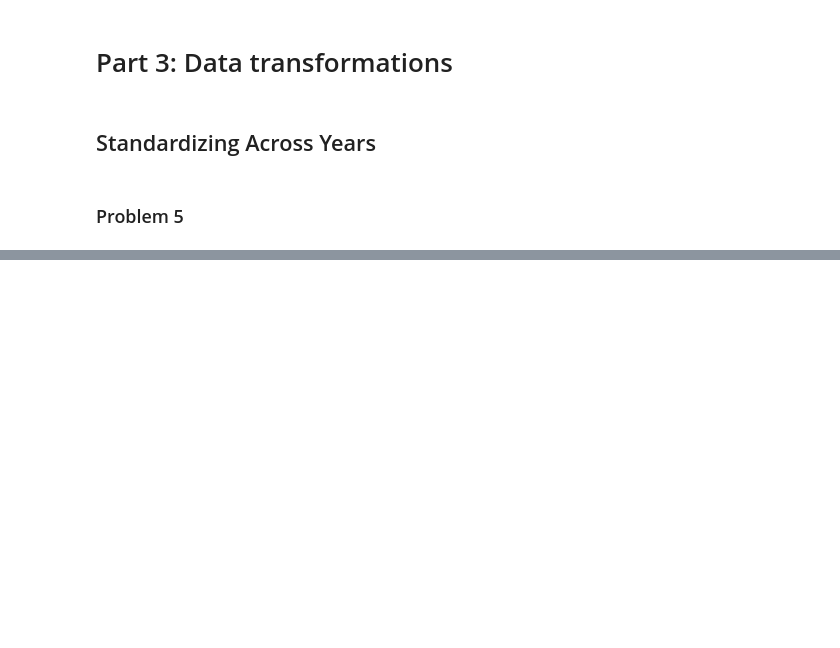
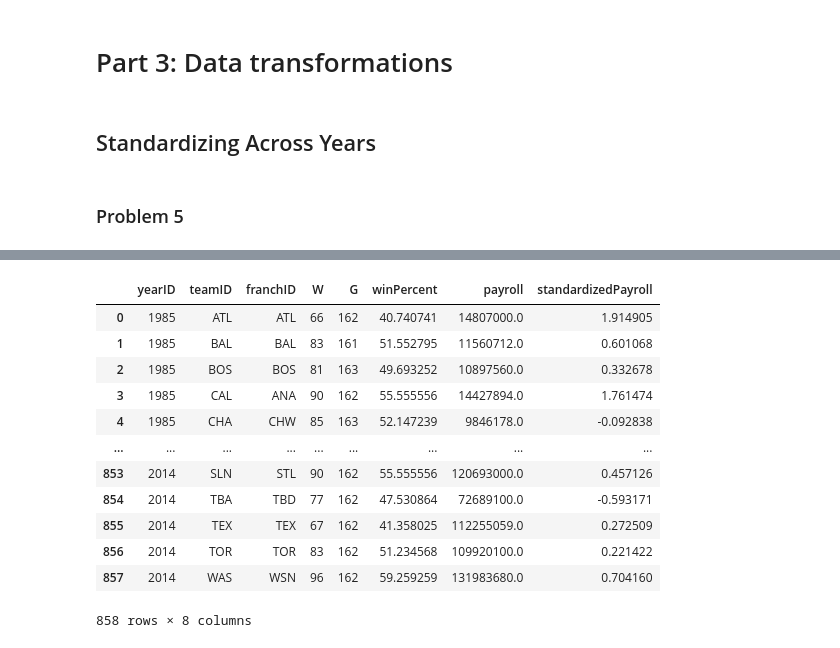
Before and after one commit to jpdevito/cmsc320, a Jupyter notebook: Project 2.ipynb, the cells around one changed output, grey strips where cells are left out. Saved outputs shown, nothing was run; the diff lists cells and outputs as text; code cells hidden in the pictures; blank space fills up the shorter version.

```diff
--- a/Project 2.ipynb
+++ b/Project 2.ipynb
@@ -261,0 +257,6 @@ payrolls_by_year.mean().at[1990, "payroll"]
+# %%
+teams_temp = teams[["yearID", "payroll"]]
+
+# adds columns for the mean and standard deviation payrolls in the row's yearID to each row
+teams_temp = teams_temp.join(other=teams.groupby("yearID").mean()["payroll"], on="yearID", rsuffix="Mean")
+teams_temp = teams_temp.join(other=teams.groupby("yearID").std()["payroll"], on="yearID", rsuffix="Std")
@@ -264,0 +290,16 @@ def standardize(year, team):
+# %%
+teams
+# %% [output]
+|  | yearID | teamID | franchID | W | G | winPercent | payroll | standardizedPayroll |
+| 0 | 1985 | ATL | ATL | 66 | 162 | 40.740741 | 14807000.0 | 1.914905 |
+| 1 | 1985 | BAL | BAL | 83 | 161 | 51.552795 | 11560712.0 | 0.601068 |
+| 2 | 1985 | BOS | BOS | 81 | 163 | 49.693252 | 10897560.0 | 0.332678 |
+| 3 | 1985 | CAL | ANA | 90 | 162 | 55.555556 | 14427894.0 | 1.761474 |
+| 4 | 1985 | CHA | CHW | 85 | 163 | 52.147239 | 9846178.0 | -0.092838 |
+| ... | ... | ... | ... | ... | ... | ... | ... | ... |
+| 853 | 2014 | SLN | STL | 90 | 162 | 55.555556 | 120693000.0 | 0.457126 |
+| 854 | 2014 | TBA | TBD | 77 | 162 | 47.530864 | 72689100.0 | -0.593171 |
+| 855 | 2014 | TEX | TEX | 67 | 162 | 41.358025 | 112255059.0 | 0.272509 |
+| 856 | 2014 | TOR | TOR | 83 | 162 | 51.234568 | 109920100.0 | 0.221422 |
+| 857 | 2014 | WAS | WSN | 96 | 162 | 59.259259 | 131983680.0 | 0.704160 |
+858 rows × 8 columns
```
Also changed, not shown: parts of 13 cells of this notebook.
